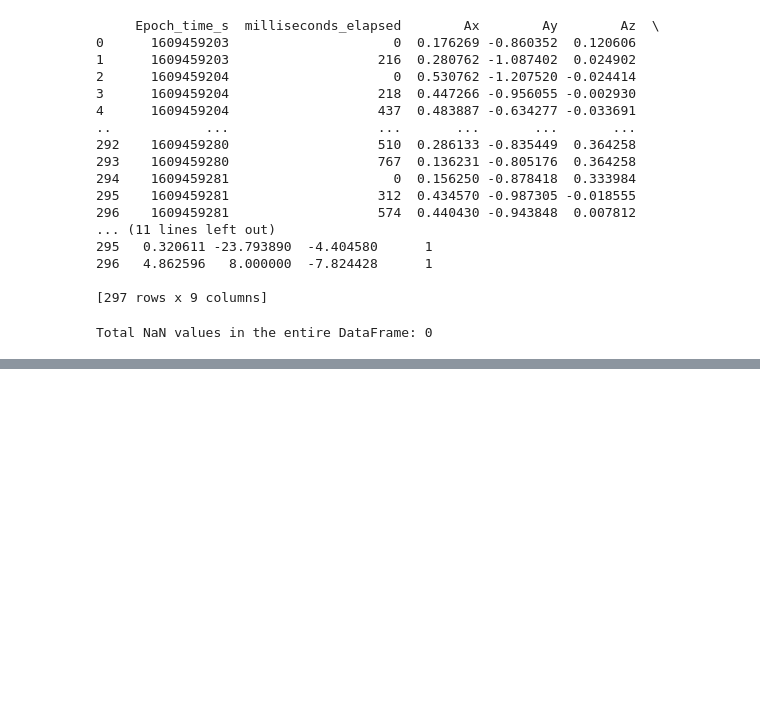
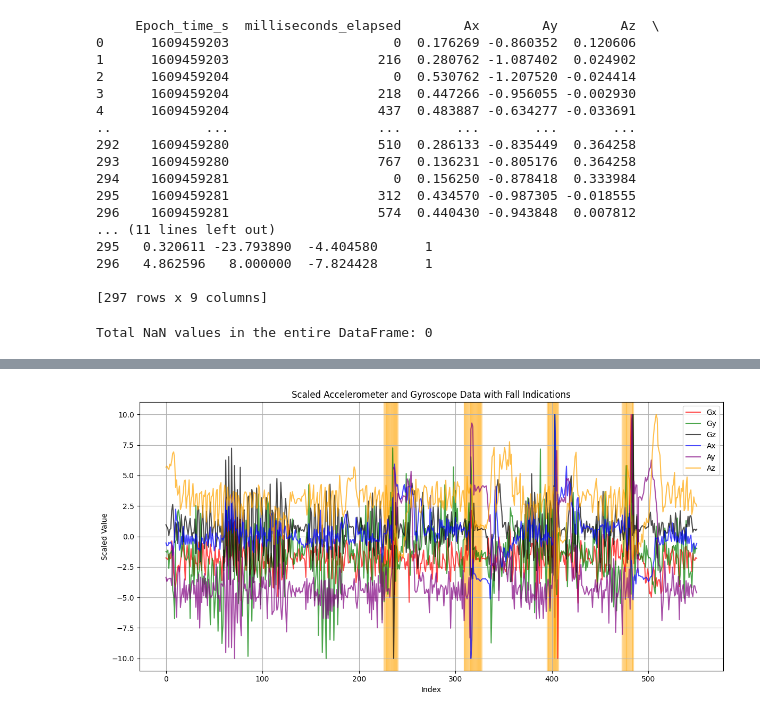
Before and after one commit to BhupendraChaulagain/Fall-Detection, a Jupyter notebook: Fall_Preprocess_Visual.ipynb, the cells around one changed output, grey strips where cells are left out. Cells and saved outputs as stored; diff of their text form; code cells hidden in the pictures; blank space fills up the shorter version.

Commit message:
visualization tested

```diff
--- a/Fall_Preprocess_Visual.ipynb
+++ b/Fall_Preprocess_Visual.ipynb
@@ -241,0 +240,33 @@ plt.show()
+# %%
+fall1['Gx'] = scale(fall1['Gx'], -10, 10)
+fall1['Gy'] = scale(fall1['Gy'], -10, 10)
+fall1['Gz'] = scale(fall1['Gz'], -10, 10)
+fall1['Ax'] = scale(fall1['Ax'], -10, 10)
+fall1['Ay'] = scale(fall1['Ay'], -10, 10)
+fall1['Az'] = scale(fall1['Az'], -10, 10)
+# %%
+# visualizing with same range for accelerometer and gyroscope data
+plt.figure(figsize=(12, 6))
+
+plt.plot(range(len(fall1['Gx'])), fall1['Gx'], label='Gx', color='red', linewidth=1.5, alpha=0.7)
+plt.plot(range(len(fall1['Gy'])), fall1['Gy'], label='Gy', color='green', linewidth=1.5, alpha=0.7)
+plt.plot(range(len(fall1['Gz'])), fall1['Gz'], label='Gz', color='black', linewidth=1.5, alpha=0.7)
+plt.plot(range(len(fall1['Ax'])), fall1['Ax'], label='Ax', color='blue', linewidth=1.5, alpha=0.7)
+plt.plot(range(len(fall1['Ay'])), fall1['Ay'], label='Ay', color='purple', linewidth=1.5, alpha=0.7)
+plt.plot(range(len(fall1['Az'])), fall1['Az'], label='Az', color='orange', linewidth=1.5, alpha=0.7)
+
+
+for i in range(len(fall1['Label'])):
+    if fall1['Label'][i] == 1:
+        plt.axvspan(i - 0.5, i + 0.5, color='orange', alpha=0.3)
+
+plt.title('Scaled Accelerometer and Gyroscope Data with Fall Indications')
+plt.xlabel('Index')
+plt.ylabel('Scaled Value')
+plt.legend()
+plt.grid(True)
+
+plt.tight_layout()
+plt.show()
+# %% [output]
+[figure, added]
```
Also changed, not shown: parts of 7 cells of this notebook, 1 other file.
